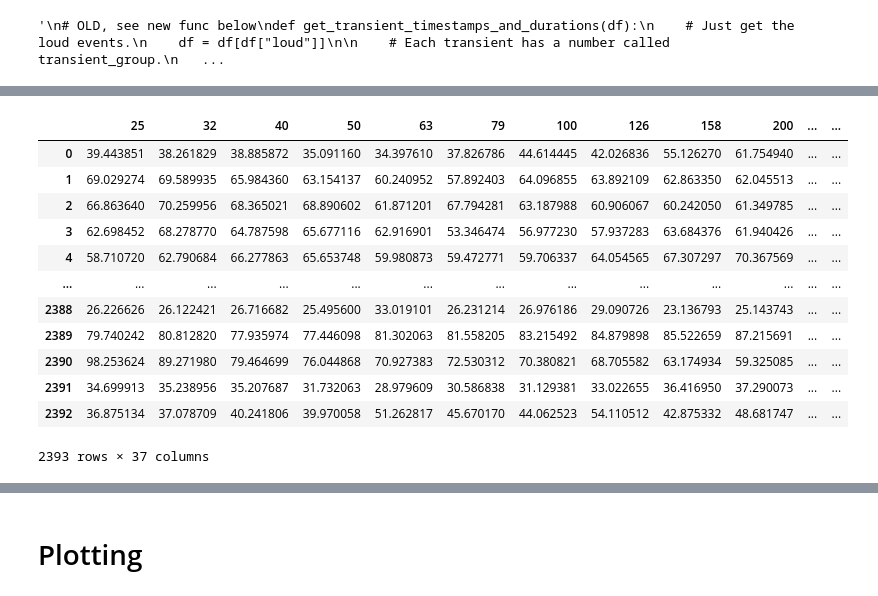
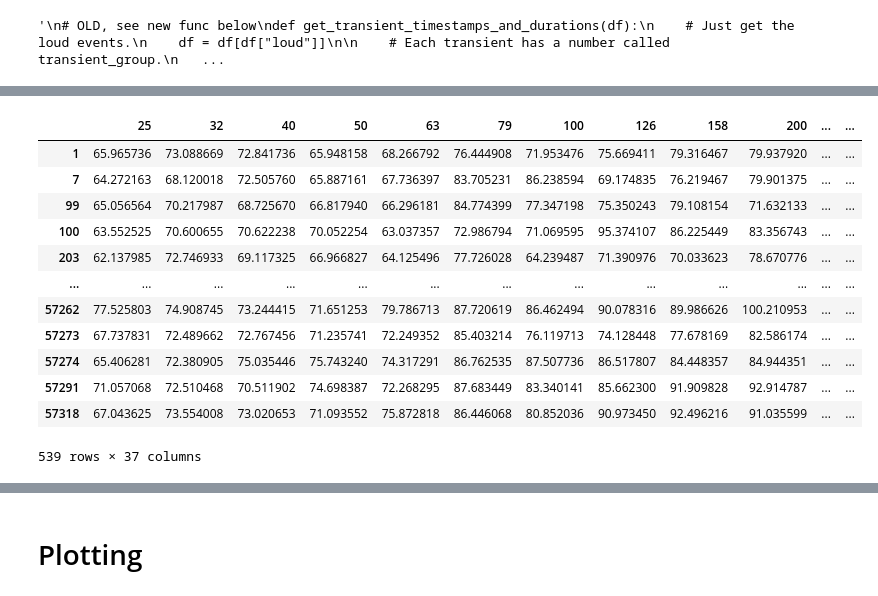
Before and after one commit to georgeamccarthy/acoustic-data-science-cambay, a Jupyter notebook: notebooks/14-GM-get_transients.ipynb, the cells around one changed output, grey strips where cells are left out. Saved outputs shown, nothing was run; the diff lists cells and outputs as text; code cells hidden in the pictures.

Commit message:
Created transient only dataframes. Plotted transients per day for whole year.

```diff
--- a/notebooks/14-GM-get_transients.ipynb
+++ b/notebooks/14-GM-get_transients.ipynb
@@ -187,19 +202,21 @@ for monthly_feather_path, month_name in zip(monthly_feather_paths, month_names):
 # %%
-pd.read_feather(os.path.join(config.processed_data_path,f'transients/2018_08.feather'))
+df = pd.read_feather(os.path.join(config.processed_data_path,f'transients/2019_01.feather'))
+#df = get_transients(df, average_tols=True)
+df[df["duration"] > 10]
 # %% [output]
 |  | 25 | 32 | 40 | 50 | 63 | 79 | 100 | 126 | 158 | 200 | ... | ... |
-| 0 | 39.443851 | 38.261829 | 38.885872 | 35.091160 | 34.397610 | 37.826786 | 44.614445 | 42.026836 | 55.126270 | 61.754940 | ... | ... |
-| 1 | 69.029274 | 69.589935 | 65.984360 | 63.154137 | 60.240952 | 57.892403 | 64.096855 | 63.892109 | 62.863350 | 62.045513 | ... | ... |
-| 2 | 66.863640 | 70.259956 | 68.365021 | 68.890602 | 61.871201 | 67.794281 | 63.187988 | 60.906067 | 60.242050 | 61.349785 | ... | ... |
-| 3 | 62.698452 | 68.278770 | 64.787598 | 65.677116 | 62.916901 | 53.346474 | 56.977230 | 57.937283 | 63.684376 | 61.940426 | ... | ... |
-| 4 | 58.710720 | 62.790684 | 66.277863 | 65.653748 | 59.980873 | 59.472771 | 59.706337 | 64.054565 | 67.307297 | 70.367569 | ... | ... |
+| 1 | 65.965736 | 73.088669 | 72.841736 | 65.948158 | 68.266792 | 76.444908 | 71.953476 | 75.669411 | 79.316467 | 79.937920 | ... | ... |
+| 7 | 64.272163 | 68.120018 | 72.505760 | 65.887161 | 67.736397 | 83.705231 | 86.238594 | 69.174835 | 76.219467 | 79.901375 | ... | ... |
+| 99 | 65.056564 | 70.217987 | 68.725670 | 66.817940 | 66.296181 | 84.774399 | 77.347198 | 75.350243 | 79.108154 | 71.632133 | ... | ... |
+| 100 | 63.552525 | 70.600655 | 70.622238 | 70.052254 | 63.037357 | 72.986794 | 71.069595 | 95.374107 | 86.225449 | 83.356743 | ... | ... |
+| 203 | 62.137985 | 72.746933 | 69.117325 | 66.966827 | 64.125496 | 77.726028 | 64.239487 | 71.390976 | 70.033623 | 78.670776 | ... | ... |
 | ... | ... | ... | ... | ... | ... | ... | ... | ... | ... | ... | ... | ... |
-| 2388 | 26.226626 | 26.122421 | 26.716682 | 25.495600 | 33.019101 | 26.231214 | 26.976186 | 29.090726 | 23.136793 | 25.143743 | ... | ... |
-| 2389 | 79.740242 | 80.812820 | 77.935974 | 77.446098 | 81.302063 | 81.558205 | 83.215492 | 84.879898 | 85.522659 | 87.215691 | ... | ... |
-| 2390 | 98.253624 | 89.271980 | 79.464699 | 76.044868 | 70.927383 | 72.530312 | 70.380821 | 68.705582 | 63.174934 | 59.325085 | ... | ... |
-| 2391 | 34.699913 | 35.238956 | 35.207687 | 31.732063 | 28.979609 | 30.586838 | 31.129381 | 33.022655 | 36.416950 | 37.290073 | ... | ... |
-| 2392 | 36.875134 | 37.078709 | 40.241806 | 39.970058 | 51.262817 | 45.670170 | 44.062523 | 54.110512 | 42.875332 | 48.681747 | ... | ... |
+| 57262 | 77.525803 | 74.908745 | 73.244415 | 71.651253 | 79.786713 | 87.720619 | 86.462494 | 90.078316 | 89.986626 | 100.210953 | ... | ... |
+| 57273 | 67.737831 | 72.489662 | 72.767456 | 71.235741 | 72.249352 | 85.403214 | 76.119713 | 74.128448 | 77.678169 | 82.586174 | ... | ... |
+| 57274 | 65.406281 | 72.380905 | 75.035446 | 75.743240 | 74.317291 | 86.762535 | 87.507736 | 86.517807 | 84.448357 | 84.944351 | ... | ... |
+| 57291 | 71.057068 | 72.510468 | 70.511902 | 74.698387 | 72.268295 | 87.683449 | 83.340141 | 85.662300 | 91.909828 | 92.914787 | ... | ... |
+| 57318 | 67.043625 | 73.554008 | 73.020653 | 71.093552 | 75.872818 | 86.446068 | 80.852036 | 90.973450 | 92.496216 | 91.035599 | ... | ... |
-2393 rows × 37 columns
+539 rows × 37 columns
 # %%
 whole_year_df = pd.read_feather(config.processed_data_path + '/whole_year/whole_year.feather')
 whole_year_df["loud"] = whole_year_df["broadband_spl"] > whole_year_df["background_spl"] + 10
```
Also changed, not shown: parts of 27 cells of this notebook, 24 other files.
